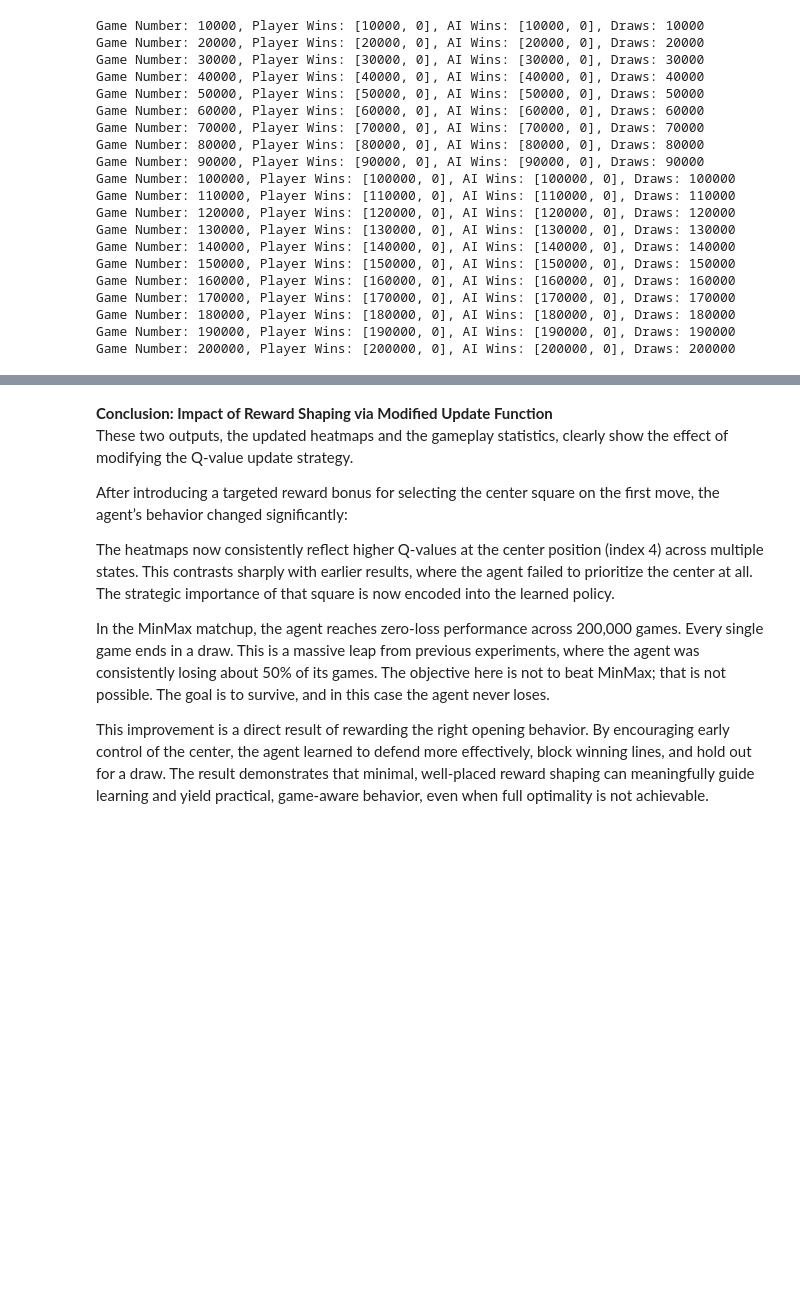
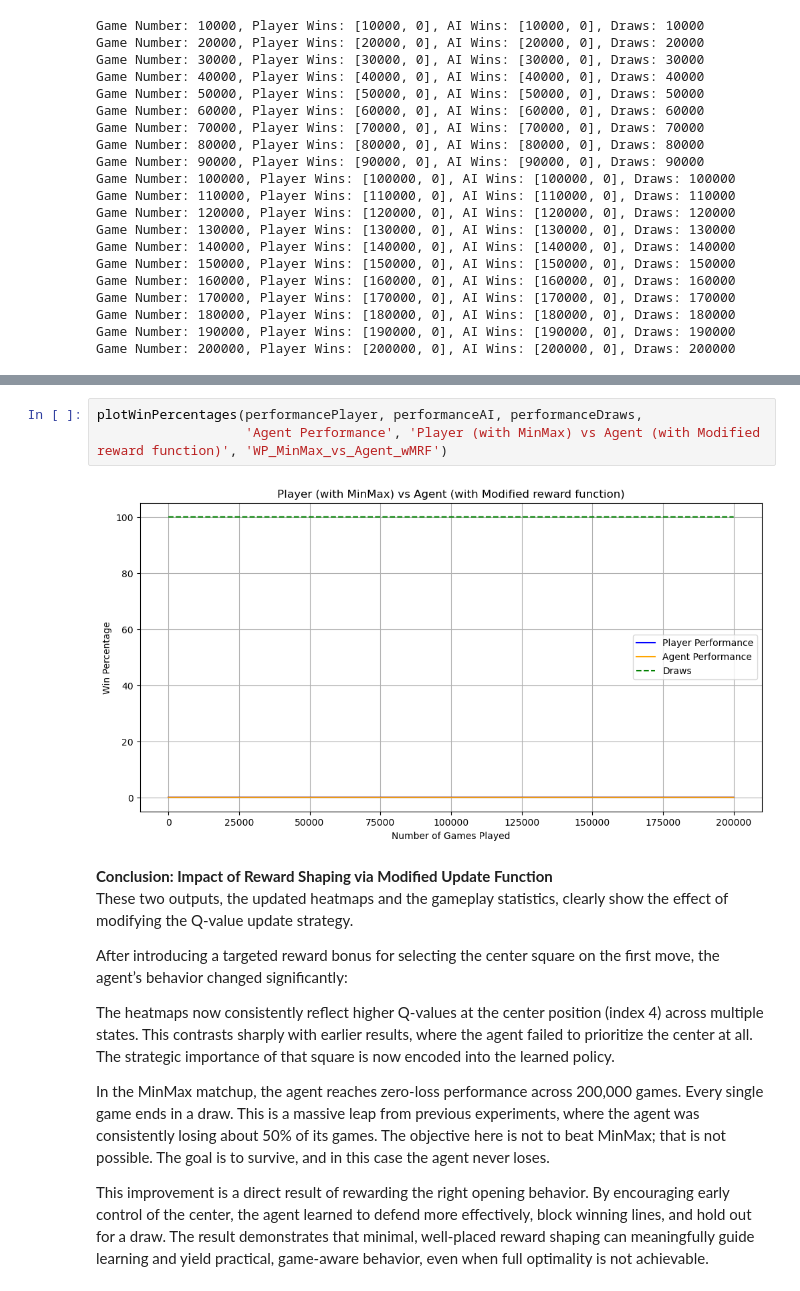
Before and after one commit to gaurav-S8/rl_tictactoe, a Jupyter notebook: RL-TicTacToe.ipynb, the cells around one changed output, grey strips where cells are left out. Drawn from its saved outputs; the diff is of its cells as text; blank space fills up the shorter version.

```diff
--- a/RL-TicTacToe.ipynb
+++ b/RL-TicTacToe.ipynb
@@ -1078,3 +1085,8 @@ Game Number: 200000, Player Wins: [200000, 0], AI Wins: [200000, 0], Draws: 2000
+# %%
+plotWinPercentages(performancePlayer, performanceAI, performanceDraws,
+                   'Agent Performance', 'Player (with MinMax) vs Agent (with Modified reward function)', 'WP_MinMax_vs_Agent_wMRF')
+# %% [output]
+[figure, added]
 # %% [markdown]
 <b> Conclusion: Impact of Reward Shaping via Modified Update Function </b> <br>
 These two outputs, the updated heatmaps and the gameplay statistics, clearly show the effect of modifying the Q-value update strategy.
```
Also changed, not shown: parts of 5 cells of this notebook, 4 other files.
